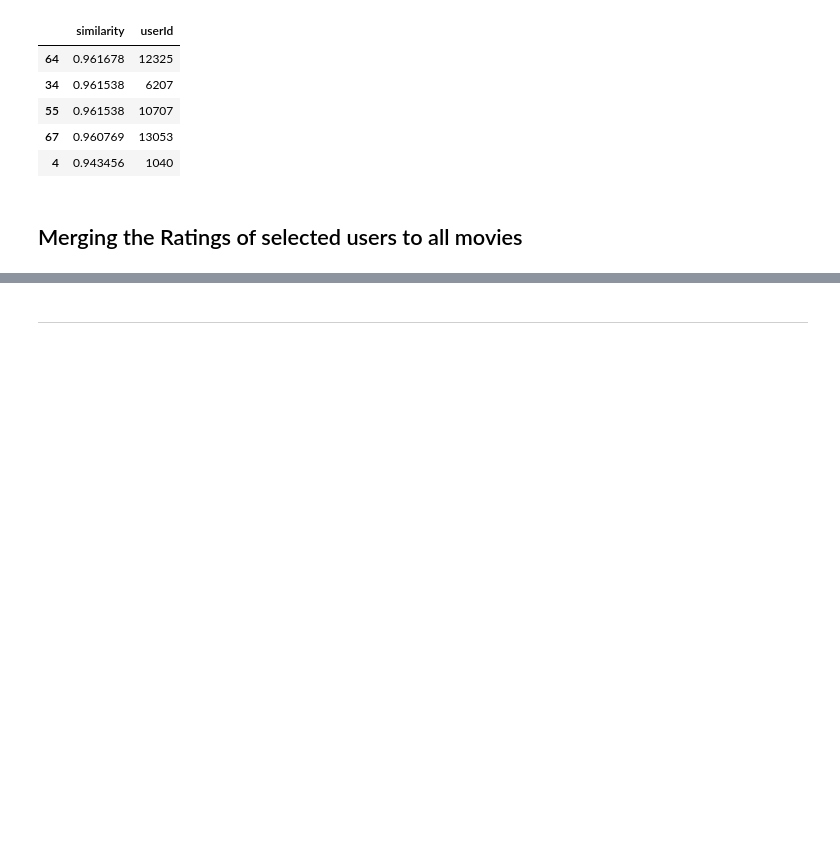
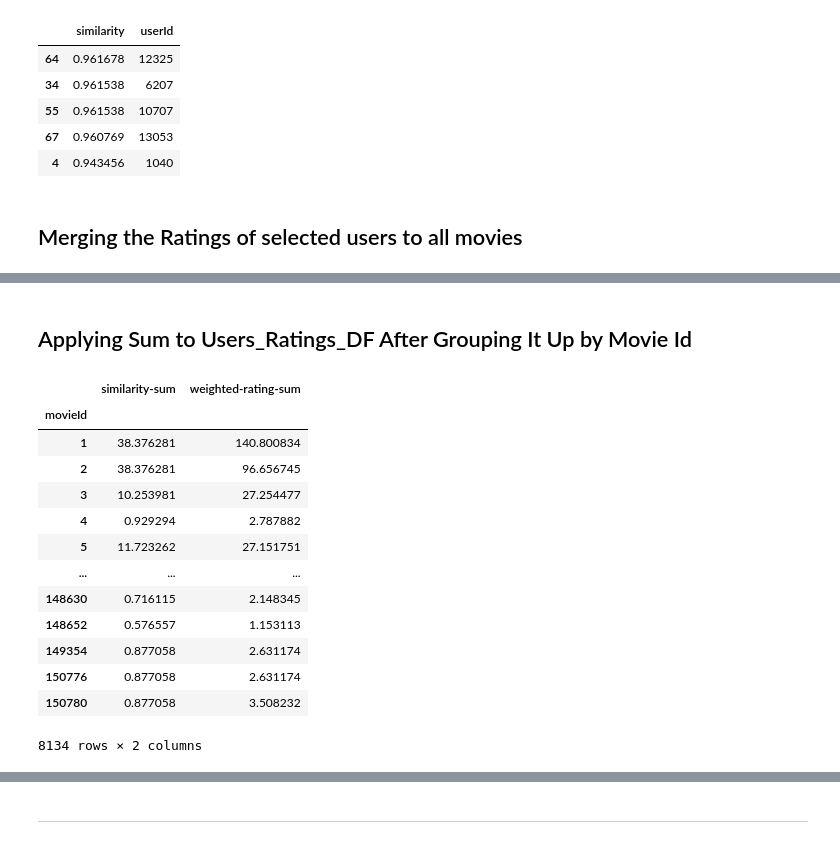
Before and after one commit to amir-azimi-dev/Machine-Learning, a Jupyter notebook: Recommenders/collaborative-filtering.ipynb, the cells around one changed output, grey strips where cells are left out. Drawn from its saved outputs; the diff is of its cells as text; code cells hidden in the pictures; blank space fills up the shorter version.

```diff
--- a/Recommenders/collaborative-filtering.ipynb
+++ b/Recommenders/collaborative-filtering.ipynb
@@ -114,7 +114,7 @@ ratings_subset.head()
 # %% [markdown]
 ## Grouping Rating Subsets by User Id
 # %%
-grouped_ratings_subset = ratings_subset.groupby(["userId"])
+grouped_ratings_subset = ratings_subset.groupby(("userId"))
 
 test_user_id = 75
 grouped_ratings_subset.get_group(test_user_id)
@@ -148,8 +148,6 @@ from math import sqrt
 pearsonCorrelations = {}
 
 for user_id, data in sorted_grouped_ratings_subset:
-    user_id = user_id[0]  # (12,) --> 12
-
     data = data.sort_values(by="movieId")
     input_movies = input_movies.sort_values(by="movieId")
 
@@ -236,0 +240,4 @@ selected_users_ratings
+# %%
+users_ratings_df["weighted-rating"] = users_ratings_df.similarity * users_ratings_df.rating
+
+users_ratings_df.head()
@@ -236,0 +251,22 @@ selected_users_ratings
+# %% [markdown]
+## Applying Sum to Users_Ratings_DF After Grouping It Up by Movie Id
+# %%
+sum_of_users_ratings_df = users_ratings_df.groupby("movieId").sum()
+sum_of_users_ratings_df = sum_of_users_ratings_df[["similarity", "weighted-rating"]]
+sum_of_users_ratings_df.columns = ["similarity-sum", "weighted-rating-sum"]
+sum_of_users_ratings_df
+# %% [output]
+|  | similarity-sum | weighted-rating-sum |
+| movieId |  |  |
+| 1 | 38.376281 | 140.800834 |
+| 2 | 38.376281 | 96.656745 |
+| 3 | 10.253981 | 27.254477 |
+| 4 | 0.929294 | 2.787882 |
+| 5 | 11.723262 | 27.151751 |
+| ... | ... | ... |
+| 148630 | 0.716115 | 2.148345 |
+| 148652 | 0.576557 | 1.153113 |
+| 149354 | 0.877058 | 2.631174 |
+| 150776 | 0.877058 | 2.631174 |
+| 150780 | 0.877058 | 3.508232 |
+8134 rows × 2 columns
```
Also changed, not shown: parts of 11 cells of this notebook.
